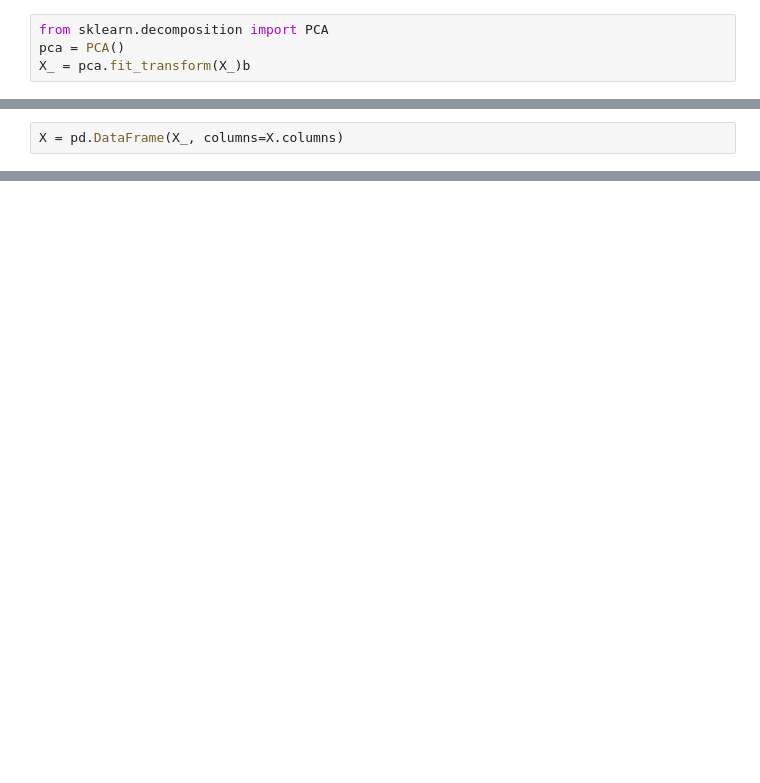
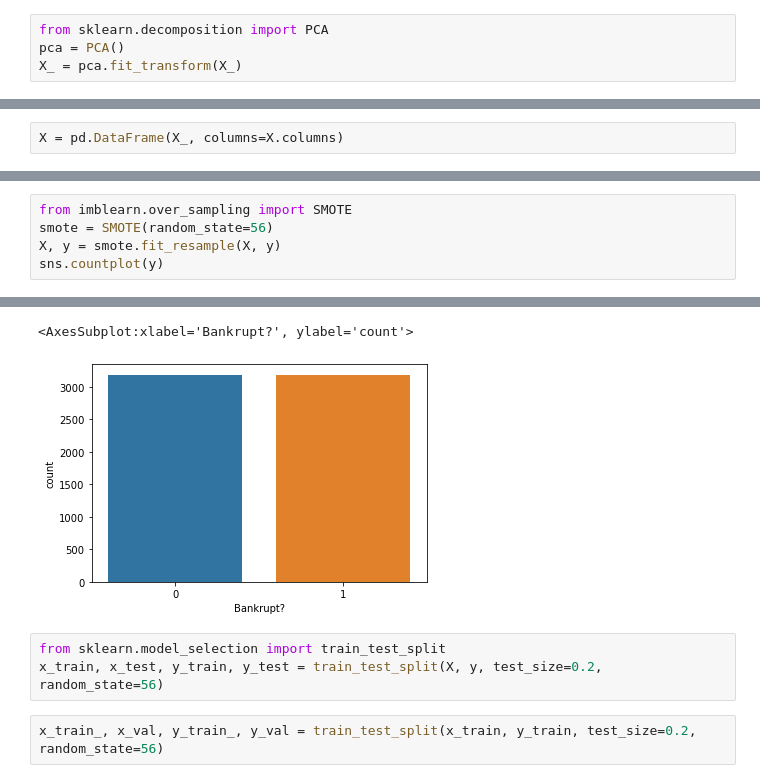
Before and after one commit to jrdayno/ASLrepoweb, a Jupyter notebook: notebooks/TestonBankruptML.ipynb, the cells around one changed output, grey strips where cells are left out. Saved outputs shown, nothing was run; the diff lists cells and outputs as text; blank space fills up the shorter version.

```diff
--- a/notebooks/TestonBankruptML.ipynb
+++ b/notebooks/TestonBankruptML.ipynb
@@ -94,5 +94,5 @@ mlflow.sklearn.autolog()
 # %%
 from sklearn.decomposition import PCA
 pca = PCA()
-X_ = pca.fit_transform(X_)b
+X_ = pca.fit_transform(X_)
 # %% [output]
@@ -108,0 +110,6 @@ ModuleNotFoundError: No module named 'seaborn'
+# %%
+from imblearn.over_sampling import SMOTE
+smote = SMOTE(random_state=56)
+X, y = smote.fit_resample(X, y)
+sns.countplot(y)
+# %% [output]
@@ -108,0 +118,7 @@ ModuleNotFoundError: No module named 'seaborn'
+<AxesSubplot:xlabel='Bankrupt?', ylabel='count'>
+[figure, added]
+# %%
+from sklearn.model_selection import train_test_split
+x_train, x_test, y_train, y_test = train_test_split(X, y, test_size=0.2, random_state=56)
+# %%
+x_train_, x_val, y_train_, y_val = train_test_split(x_train, y_train, test_size=0.2, random_state=56)
```
Also changed, not shown: parts of 4 cells of this notebook, 37 other files.
